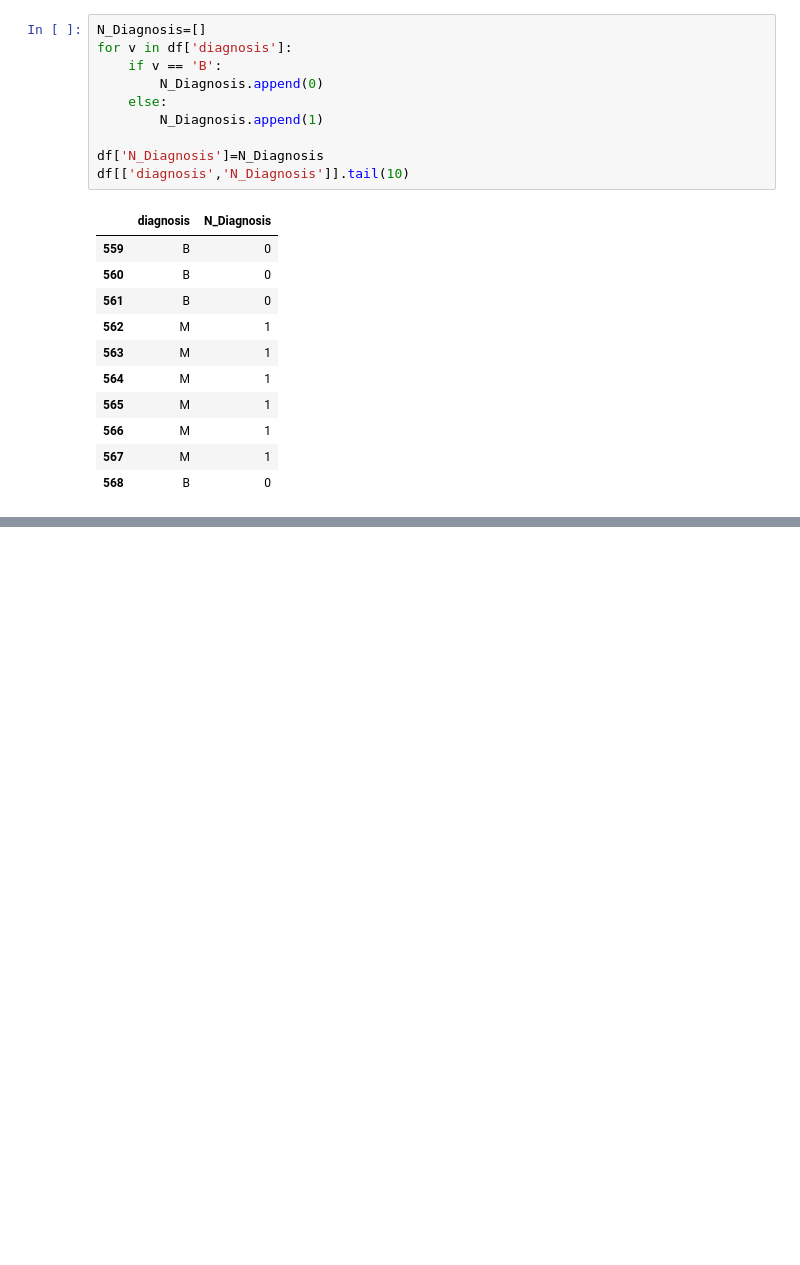
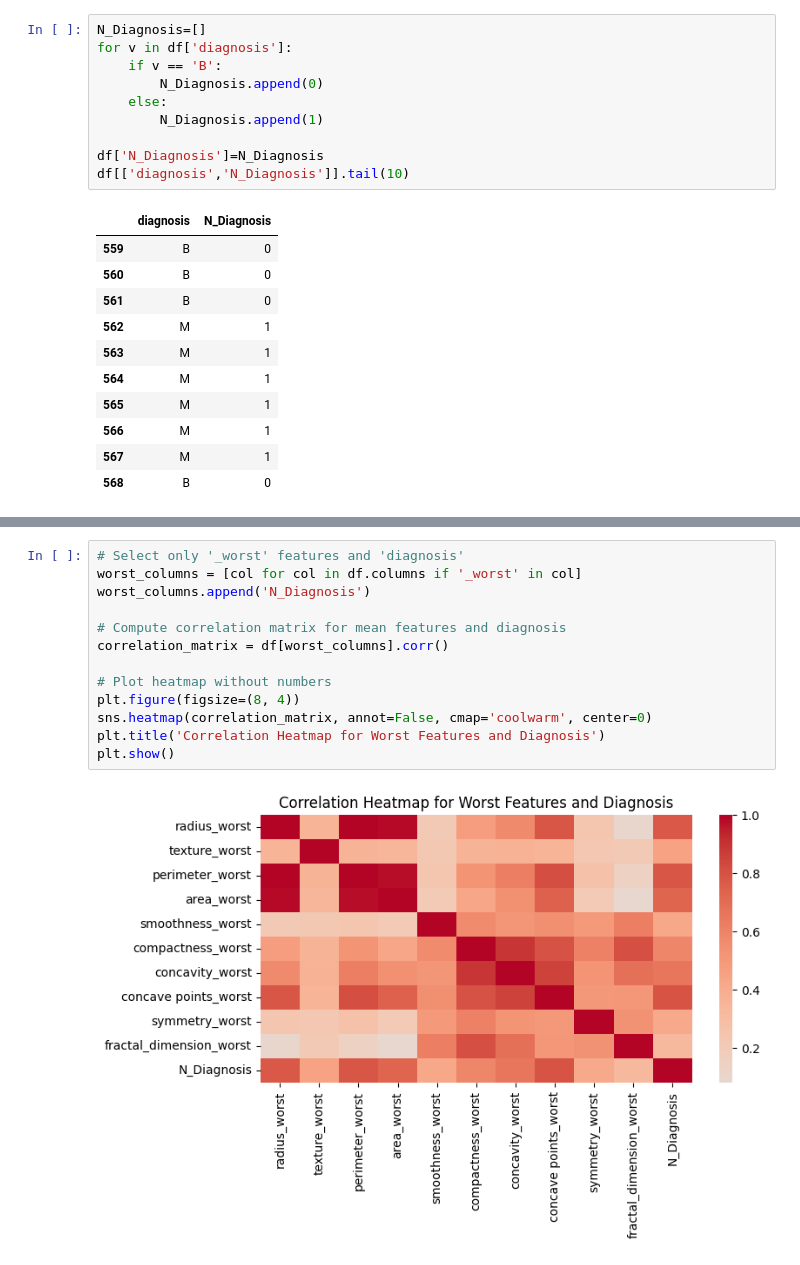
Before and after one commit to Abderrahmane-Chafi/Breast-Cancer-Classification, a Jupyter notebook: notebook287babc4fe.ipynb, the cells around one changed output, grey strips where cells are left out. Cells and saved outputs as stored; diff of their text form; blank space fills up the shorter version.

```diff
--- a/notebook287babc4fe.ipynb
+++ b/notebook287babc4fe.ipynb
@@ -181,0 +282,15 @@ df.head()
+# %%
+# Select only '_worst' features and 'diagnosis'
+worst_columns = [col for col in df.columns if '_worst' in col]
+worst_columns.append('N_Diagnosis')
+
+# Compute correlation matrix for mean features and diagnosis
+correlation_matrix = df[worst_columns].corr()
+
+# Plot heatmap without numbers
+plt.figure(figsize=(8, 4))
+sns.heatmap(correlation_matrix, annot=False, cmap='coolwarm', center=0)
+plt.title('Correlation Heatmap for Worst Features and Diagnosis')
+plt.show()
+# %% [output]
+[figure, added]
```
Also changed, not shown: parts of 35 cells of this notebook.
